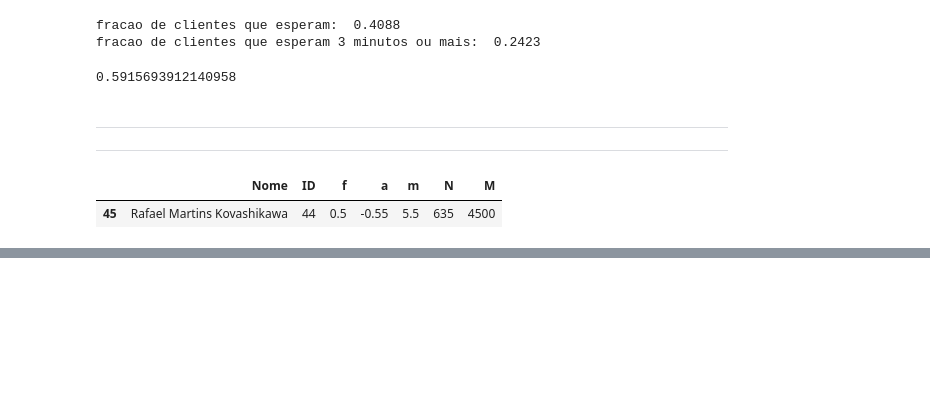
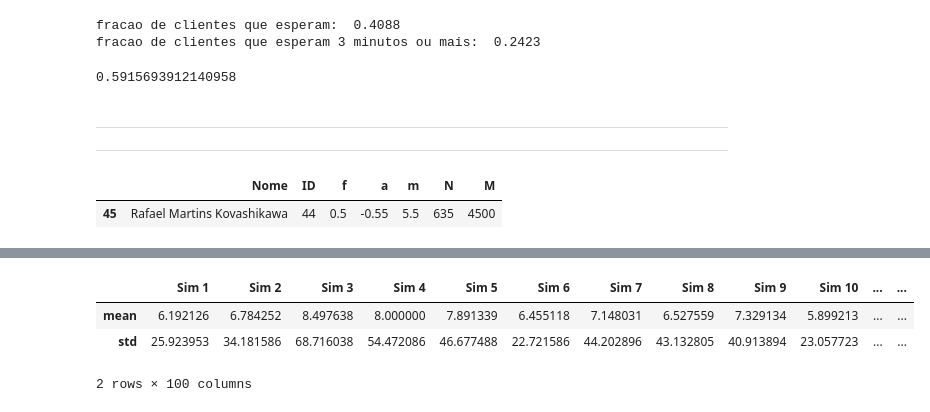
Before and after one commit to kovashikawa/Trabalho-sobre-Simulacao, a Jupyter notebook: Trabalho sobre Simulação - Rafael Kovashikawa.ipynb, the cells around one changed output, grey strips where cells are left out. Saved outputs shown, nothing was run; the diff lists cells and outputs as text; code cells hidden in the pictures; blank space fills up the shorter version.

```diff
--- a/Trabalho sobre Simulação - Rafael Kovashikawa.ipynb
+++ b/Trabalho sobre Simulação - Rafael Kovashikawa.ipynb
@@ -531,0 +603,20 @@ temos que $N = 635$ e $M = 4500$, ou seja, precisaremos de fazer uma tabela (*pa
+# %%
+Sims = []
+
+for i in range(1,101):
+
+    s = 'Sim {}'.format(i)
+    Sims.append(s)
+
+# pegando as medias e desvios padrao das simulacoes
+
+media_std = Figurinhas[Sims].describe()
+
+media_std = media_std[1:3]
+
+media_std
+# %% [output]
+|  | Sim 1 | Sim 2 | Sim 3 | Sim 4 | Sim 5 | Sim 6 | Sim 7 | Sim 8 | Sim 9 | Sim 10 | ... | ... |
+| mean | 6.192126 | 6.784252 | 8.497638 | 8.000000 | 7.891339 | 6.455118 | 7.148031 | 6.527559 | 7.329134 | 5.899213 | ... | ... |
+| std | 25.923953 | 34.181586 | 68.716038 | 54.472086 | 46.677488 | 22.721586 | 44.202896 | 43.132805 | 40.913894 | 23.057723 | ... | ... |
+2 rows × 100 columns
```
Also changed, not shown: parts of 13 cells of this notebook, 2 other files.
